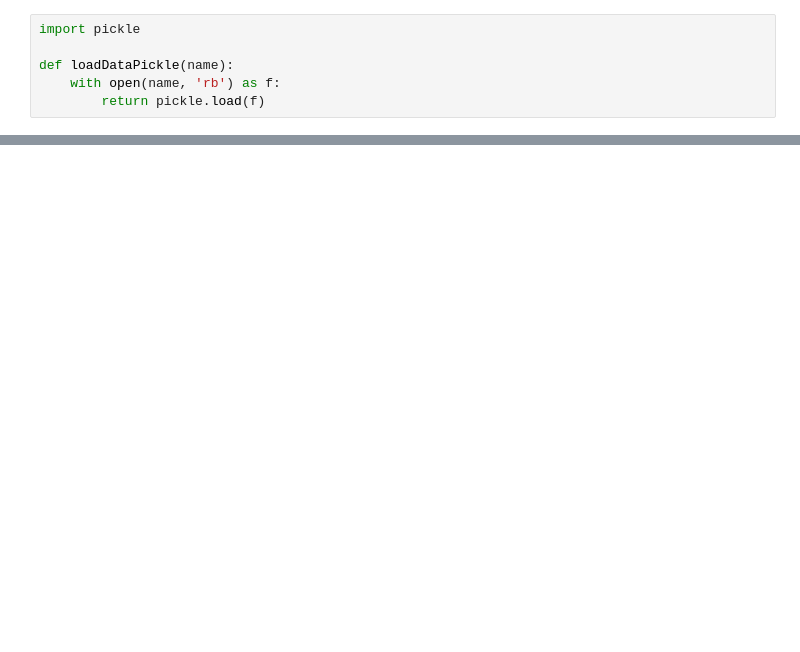
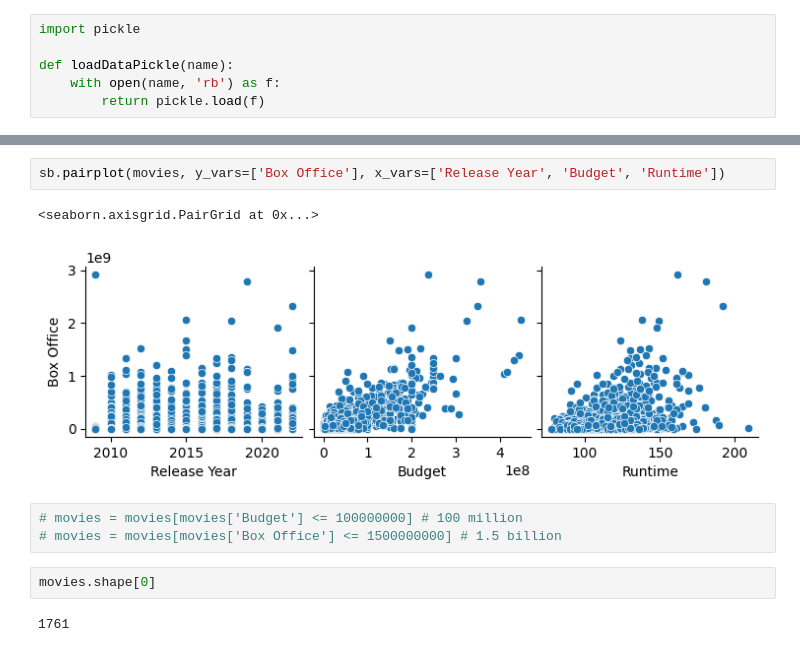
Before and after one commit to tasinms/Movie-Box-Office-Prediction, a Jupyter notebook: DataAnalysis.ipynb, the cells around one changed output, grey strips where cells are left out. Saved outputs shown, nothing was run; the diff lists cells and outputs as text; blank space fills up the shorter version.

```diff
--- a/DataAnalysis.ipynb
+++ b/DataAnalysis.ipynb
@@ -46,0 +71,12 @@ print(numRows)
+# %%
+sb.pairplot(movies, y_vars=['Box Office'], x_vars=['Release Year', 'Budget', 'Runtime'])
+# %% [output]
+<seaborn.axisgrid.PairGrid at 0x...>
+[figure, added]
+# %%
+# movies = movies[movies['Budget'] <= 100000000] # 100 million
+# movies = movies[movies['Box Office'] <= 1500000000] # 1.5 billion
+# %%
+movies.shape[0]
+# %% [output]
+1761
```
Also changed, not shown: parts of 20 cells of this notebook, 2 other files.
